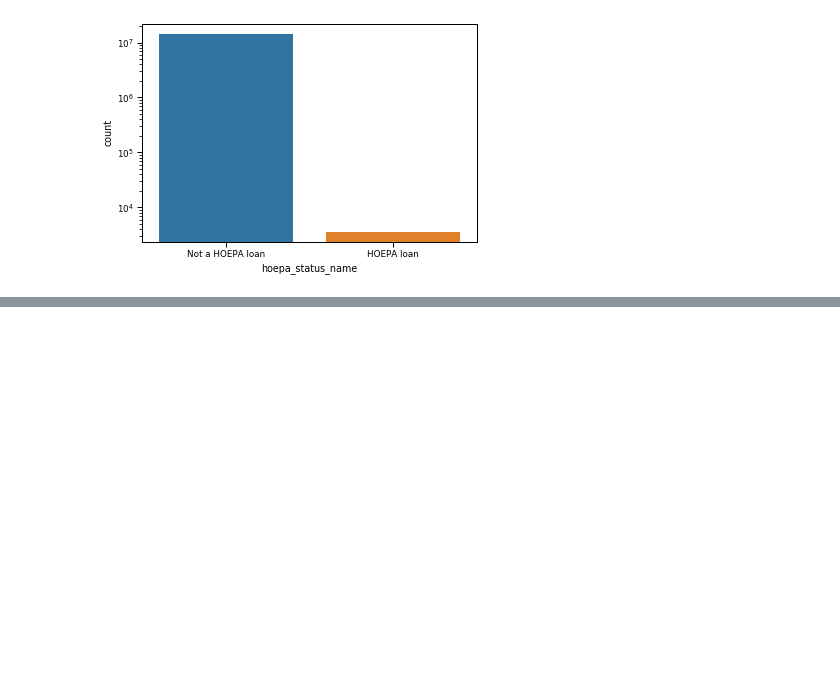
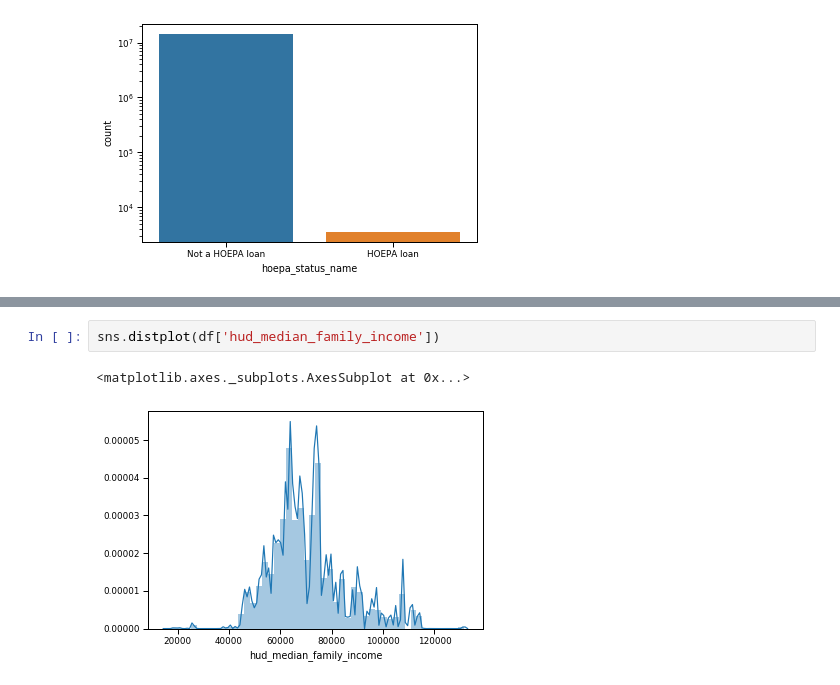
Before and after one commit to leppekja/capp30245, a Jupyter notebook: Visualizations.ipynb, the cells around one changed output, grey strips where cells are left out. Cells and saved outputs as stored; diff of their text form; blank space fills up the shorter version.

```diff
--- a/Visualizations.ipynb
+++ b/Visualizations.ipynb
@@ -250,0 +267,5 @@ fig.autofmt_xdate()
+# %%
+sns.distplot(df['hud_median_family_income'])
+# %% [output]
+<matplotlib.axes._subplots.AxesSubplot at 0x...>
+[figure, added]
```
Also changed, not shown: parts of 11 cells of this notebook.
